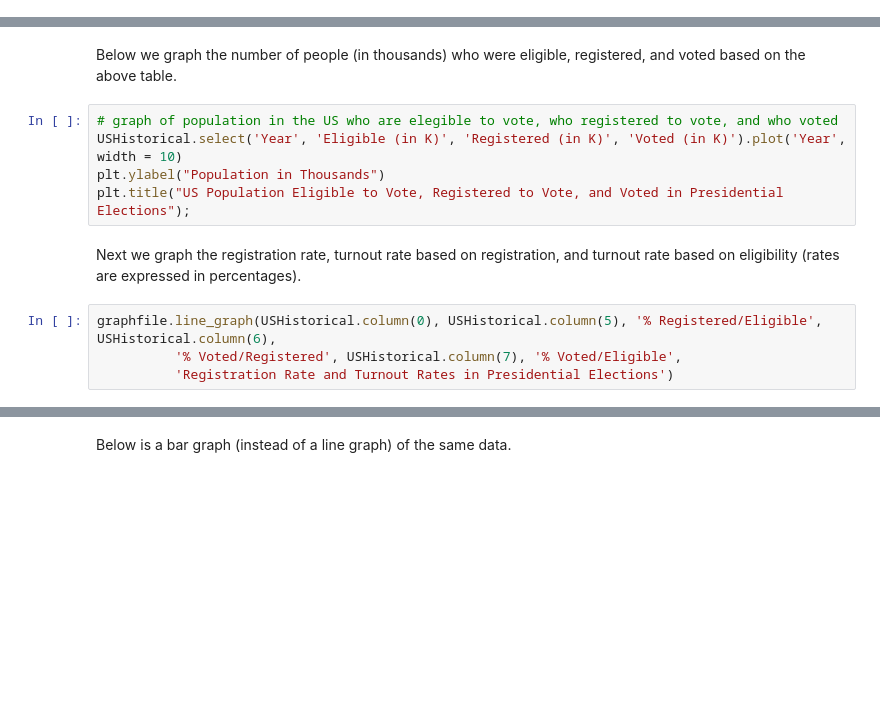
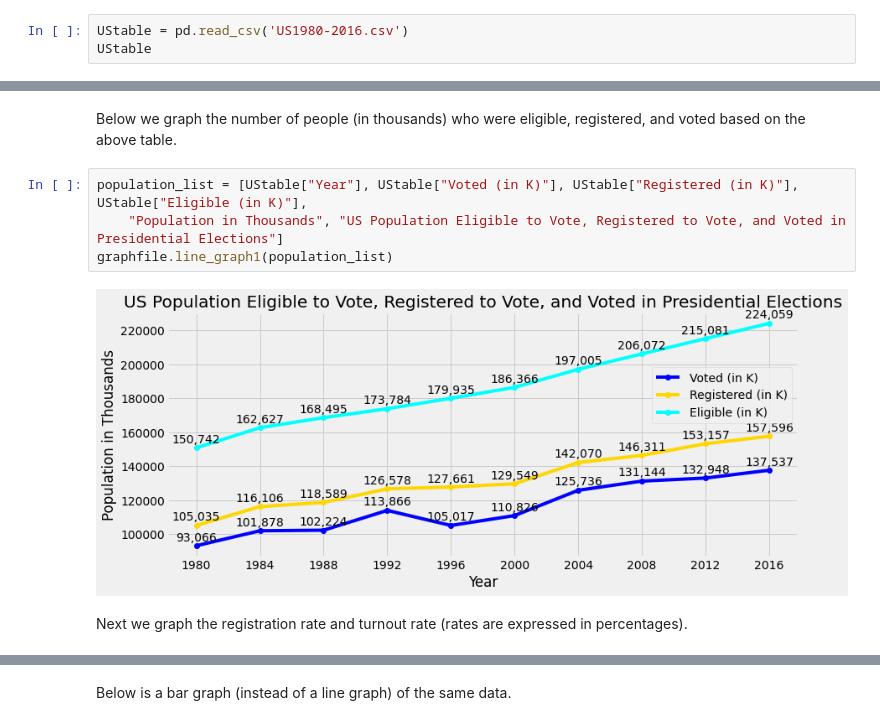
Before and after one commit to Mills-College-Data-Science/COLL80-Voting-F20, a Jupyter notebook: Voting.ipynb, the cells around one changed output, grey strips where cells are left out. Drawn from its saved outputs; the diff is of its cells as text; blank space fills up the shorter version.

Commit message:
Add files via upload
Update the voting module based on feedback.

```diff
--- a/Voting.ipynb
+++ b/Voting.ipynb
@@ -184,0 +138,3 @@ USHistorical.set_format(np.arange(2,8), NumberFormatter)
+# %%
+UStable = pd.read_csv('US1980-2016.csv')
+UStable
@@ -185,13 +153,10 @@ USHistorical.set_format(np.arange(2,8), NumberFormatter)
 # %% [markdown]
 Below we graph the number of people (in thousands) who were eligible, registered, and voted based on the above table.
-# %%
-# graph of population in the US who are elegible to vote, who registered to vote, and who voted
-USHistorical.select('Year', 'Eligible (in K)', 'Registered (in K)', 'Voted (in K)').plot('Year', width = 10)
-plt.ylabel("Population in Thousands")
-plt.title("US Population Eligible to Vote, Registered to Vote, and Voted in Presidential Elections");
+# %%
+population_list = [UStable["Year"], UStable["Voted (in K)"], UStable["Registered (in K)"], UStable["Eligible (in K)"],
+    "Population in Thousands", "US Population Eligible to Vote, Registered to Vote, and Voted in Presidential Elections"]
+graphfile.line_graph1(population_list)
+# %% [output]
+[figure, added]
 # %% [markdown]
-Next we graph the registration rate, turnout rate based on registration, and turnout rate based on eligibility (rates are expressed in percentages).
+Next we graph the registration rate and turnout rate (rates are expressed in percentages).
-# %%
-graphfile.line_graph(USHistorical.column(0), USHistorical.column(5), '% Registered/Eligible', USHistorical.column(6),
-          '% Voted/Registered', USHistorical.column(7), '% Voted/Eligible',
-          'Registration Rate and Turnout Rates in Presidential Elections')
```
Also changed, not shown: parts of 51 cells of this notebook, 4 other files.
